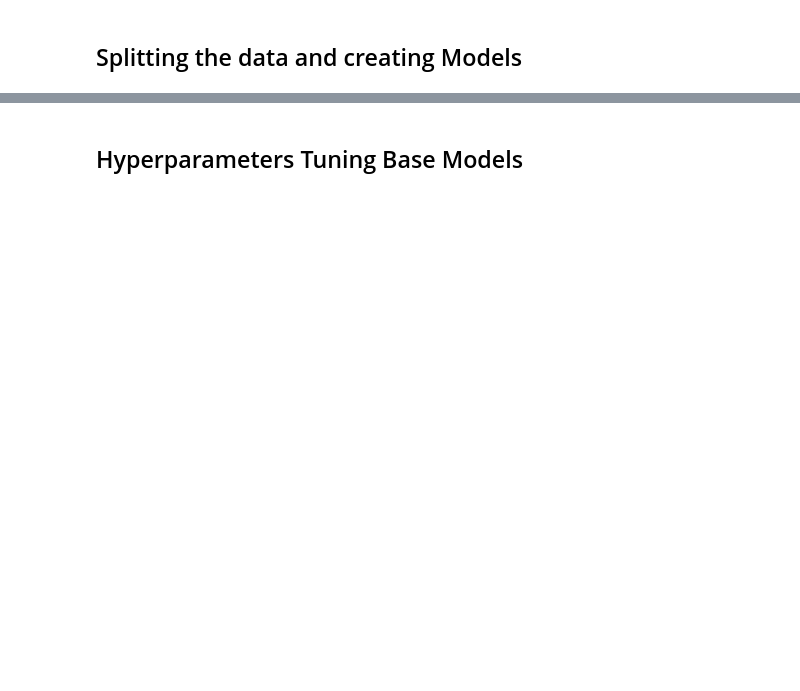
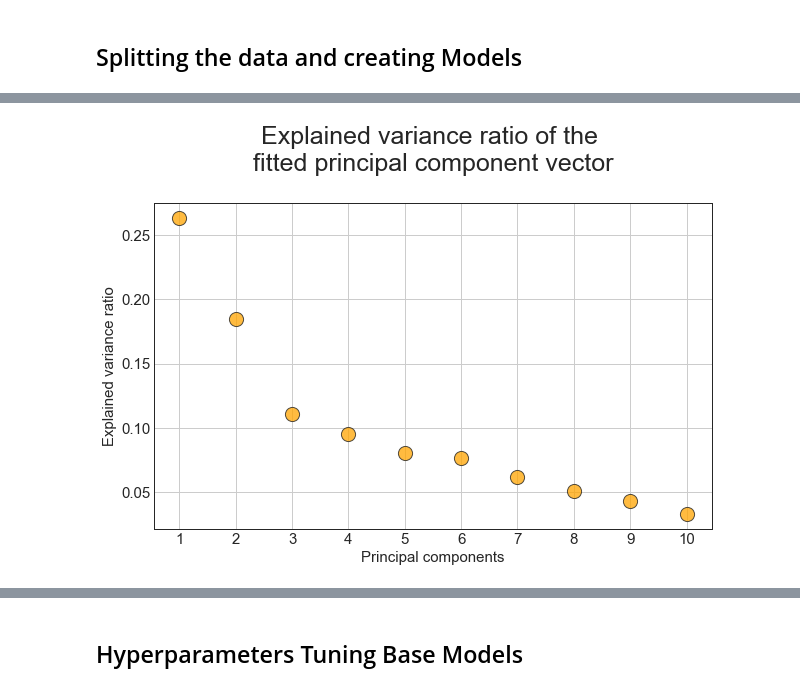
Before and after one commit to SinaLotfiomran/Project_ML_2, a Jupyter notebook: ML_2_Notebook.ipynb, the cells around one changed output, grey strips where cells are left out. Cells and saved outputs as stored; diff of their text form; code cells hidden in the pictures; blank space fills up the shorter version.

```diff
--- a/ML_2_Notebook.ipynb
+++ b/ML_2_Notebook.ipynb
@@ -435,8 +360,8 @@ Deprecated in NumPy 1.20; for more details and guidance: https://numpy.org/devdo
 # %% [markdown]
 ## Splitting the data and creating Models
 # %%
-iv = ['Age', 'Gender', 'Education', 'Country', 'Ethnicity', 'Nscore', 'Escore', 'Oscore', 'Ascore', 'Cscore', 'Impulsive', 'SS']
+iv = ['Age', 'Gender', 'Education', 'Nscore', 'Escore', 'Oscore', 'Ascore', 'Cscore', 'Impulsive', 'SS']
 dv = ['hard']
-X_train, X_test,y_train,y_test = train_test_split(df[iv], df[dv], test_size= 0.3, random_state=17, stratify=df[dv])
+X_train, X_test,y_train,y_test = train_test_split(df[iv], df[dv], test_size= 0.3, random_state=14, stratify=df[dv])
 y_train=y_train.values.astype(bool).ravel()
 y_test=y_test.values.astype(bool).ravel()
@@ -442,0 +385,8 @@ y_test=y_test.values.astype(bool).ravel()
+# %%
+scaler = StandardScaler()
+X_train_scaled = scaler.fit_transform(X_train)
+df_scaled = pd.DataFrame(data=X_train_scaled,columns=iv)
+pca = PCA(n_components=None)
+df_scaled_pca = pca.fit(df_scaled)
+X_train_scaled_trans = pca.transform(df_scaled)
+X_train_scaled_trans = pd.DataFrame(data=X_train_scaled_trans)
@@ -442,0 +411,14 @@ y_test=y_test.values.astype(bool).ravel()
+# %%
+plt.figure(figsize=(10,6))
+scatter = plt.scatter(x=[i+1 for i in range(len(df_scaled_pca.explained_variance_ratio_))],
+            y=df_scaled_pca.explained_variance_ratio_,
+            s=200, alpha=0.75,c='orange',edgecolor='k')
+plt.grid(True)
+plt.title("Explained variance ratio of the \nfitted principal component vector\n",fontsize=25)
+plt.xlabel("Principal components",fontsize=15)
+plt.xticks([i+1 for i in range(len(df_scaled_pca.explained_variance_ratio_))],fontsize=15)
+plt.yticks(fontsize=15)
+plt.ylabel("Explained variance ratio",fontsize=15)
+plt.show()
+# %% [output]
+[figure, added]
```
Also changed, not shown: parts of 66 cells of this notebook.
